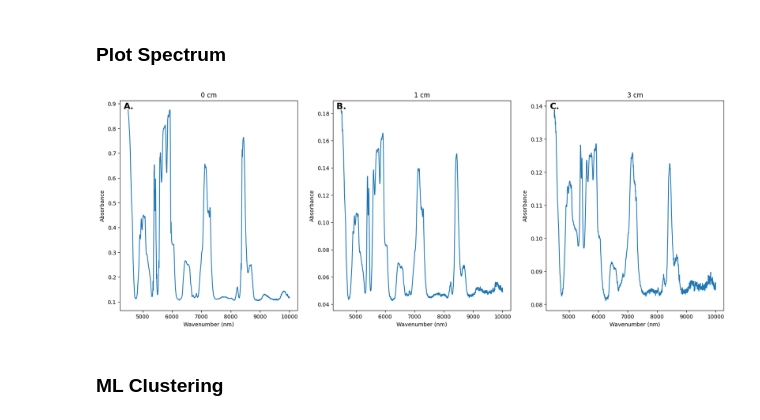
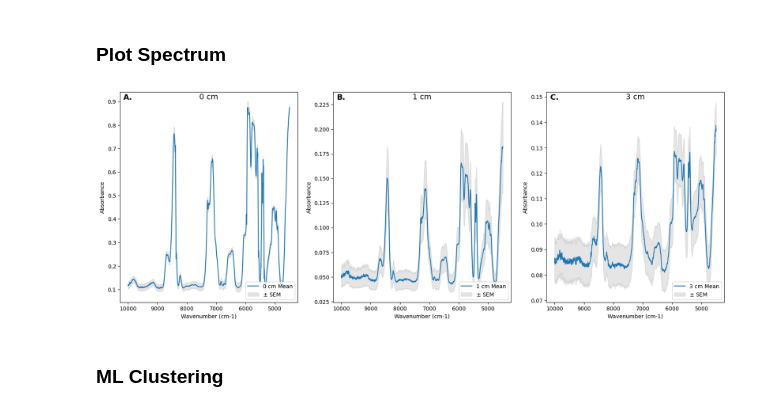
Before and after one commit to davissineath/ClassLabs, a Jupyter notebook: BENG5910/Lab2/lab2_analysis.ipynb, the cells around one changed output. Cells and saved outputs as stored; diff of their text form; code cells hidden in the pictures.

```diff
--- a/BENG5910/Lab2/lab2_analysis.ipynb
+++ b/BENG5910/Lab2/lab2_analysis.ipynb
@@ -195,16 +195,23 @@ data_exp1
 # %%
 fig, axs = plt.subplots(1,3, figsize=(20,7))
 panels = ["A.", "B.", "C.", "D."]
+sem1 = data_exp1.groupby(data_exp1.index).std().div(np.sqrt(data_exp1.groupby(data_exp1.index).count()))
 for i, ax in enumerate(axs.flatten()):
     mean_data = data_exp1.loc[labels[i]].mean()
-    ax.plot(data_exp1.columns, mean_data, label=labels[i])
-    ax.set_xlabel("Wavenumber (nm)")
+    median_data = data_exp1.loc[labels[i]].median()
+    ax.plot(data_exp1.columns, mean_data, label=labels[i]+" Mean")
+    ax.fill_between(data_exp1.columns, mean_data+sem1.loc[labels[i]], mean_data-sem1.loc[labels[i]], color='gray', alpha=0.2, label=r'$\pm$ SEM')
+    # ax.plot(data_exp1.columns, mean_data+sem1.loc[labels[i]], label=r'$\pm$ SEM', color='gray', alpha=0.2)
+    # ax.plot(data_exp1.columns, mean_data-sem1.loc[labels[i]], color='gray', alpha=0.2)
+    ax.set_xlabel("Wavenumber (cm-1)")
     ax.set_ylabel("Absorbance")
-    ax.set_title(labels[i])
-    ax.annotate(panels[i], xy=(0.02, 0.99), xycoords='axes fraction', fontsize=16, fontweight='bold', va='top')
+    ax.set_title(labels[i], y=0.95, fontsize=14)
+    ax.annotate(panels[i], xy=(0.02, 0.99), xycoords='axes fraction', fontsize=14, fontweight='bold', va='top')
+    ax.invert_xaxis()
+    ax.legend(loc='lower right')
 plt.show()
 # %% [output]
-[figure, old version]
+[figure, new version]
 # %% [markdown]
 ### ML Clustering
 # %%
```
Also changed, not shown: parts of 9 cells of this notebook, 4 other files.
